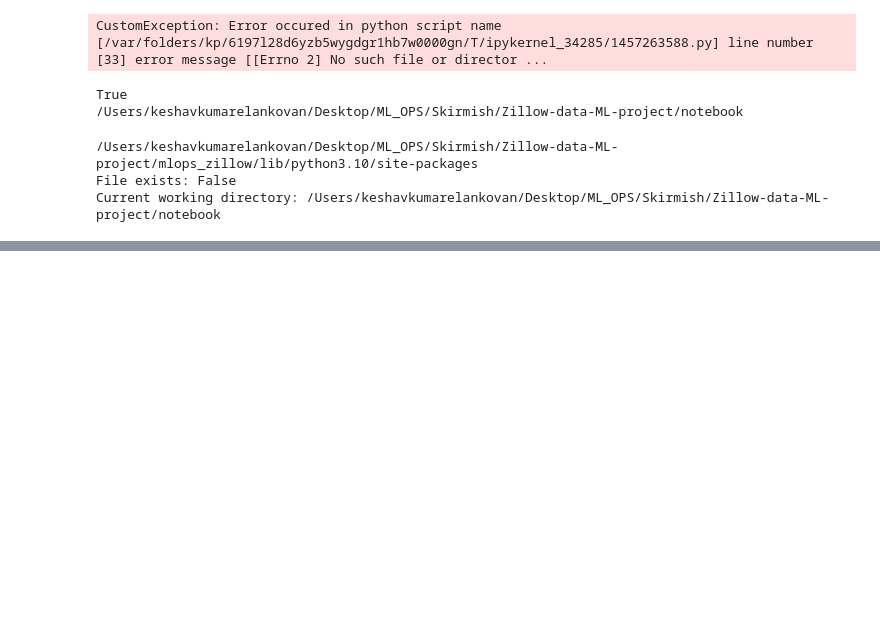
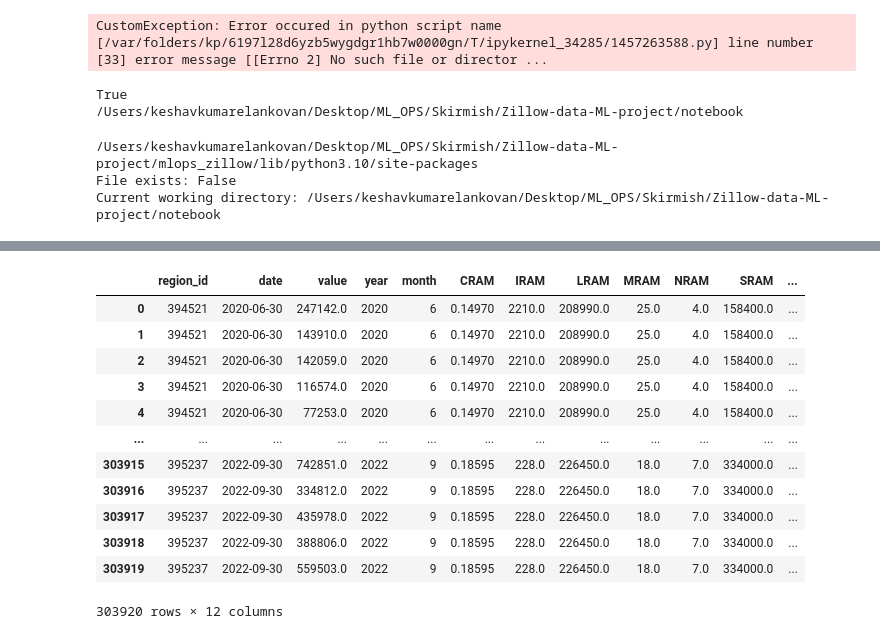
Before and after one commit to MurariHarish/Zillow-data-ML-project, a Jupyter notebook: notebook/02_data_preprocessing.ipynb, the cells around one changed output, grey strips where cells are left out. Cells and saved outputs as stored; diff of their text form; code cells hidden in the pictures; blank space fills up the shorter version.

```diff
--- a/notebook/02_data_preprocessing.ipynb
+++ b/notebook/02_data_preprocessing.ipynb
@@ -169,0 +198,15 @@ Current working directory: /Users/keshavkumarelankovan/Desktop/ML_OPS/Skirmish/Z
+# %%
+# from sklearn.preprocessing import LabelEncoder
+
+# # Create a LabelEncoder instance
+# label_encoder = LabelEncoder()
+# df = pd.read_csv('/Users/hm/Documents/Github_Projects/Zillow-data-ML-project/artifacts/data_ingestion/final.csv')
+
+# # Fit and transform the 'indicator_id' column
+df['encoded_indicator_id'] = label_encoder.fit_transform(df['indicator_id'])
+
+# Create a mapping dictionary to store the label-to-category mapping
+label_to_category_mapping = dict(zip(df['encoded_indicator_id'], df['indicator_id']))
+
+# Print the mapping
+print(label_to_category_mapping)
@@ -169,0 +231,38 @@ Current working directory: /Users/keshavkumarelankovan/Desktop/ML_OPS/Skirmish/Z
+# %%
+import pickle
+from sklearn.model_selection import train_test_split
+from sklearn.preprocessing import StandardScaler
+
+label_encoder = LabelEncoder()
+df['encoded_indicator_id'] = label_encoder.fit_transform(df['indicator_id'])
+df.drop(['Unnamed: 0','indicator_id'], axis=1, inplace= True)
+
+# Select relevant columns
+columns_to_use = ['encoded_indicator_id', 'region_id', 'year', 'month', 'CRAM', 'IRAM', 'LRAM', 'MRAM', 'NRAM', 'SRAM']
+
+# Define features and target variable
+X = df[columns_to_use]
+y = df['value']
+
+X_train, X_test, y_train, y_test = train_test_split(X, y, test_size=0.2, random_state=42)
+
+# Standardize the data
+scaler = StandardScaler()
+X_train_scaled = scaler.fit_transform(X_train)
+X_test_scaled = scaler.transform(X_test)
+# %%
+df.drop(['Unnamed: 0','indicator_id'], axis=1)
+# %% [output]
+|  | region_id | date | value | year | month | CRAM | IRAM | LRAM | MRAM | NRAM | SRAM | ... |
+| 0 | 394521 | 2020-06-30 | 247142.0 | 2020 | 6 | 0.14970 | 2210.0 | 208990.0 | 25.0 | 4.0 | 158400.0 | ... |
+| 1 | 394521 | 2020-06-30 | 143910.0 | 2020 | 6 | 0.14970 | 2210.0 | 208990.0 | 25.0 | 4.0 | 158400.0 | ... |
+| 2 | 394521 | 2020-06-30 | 142059.0 | 2020 | 6 | 0.14970 | 2210.0 | 208990.0 | 25.0 | 4.0 | 158400.0 | ... |
+| 3 | 394521 | 2020-06-30 | 116574.0 | 2020 | 6 | 0.14970 | 2210.0 | 208990.0 | 25.0 | 4.0 | 158400.0 | ... |
+| 4 | 394521 | 2020-06-30 | 77253.0 | 2020 | 6 | 0.14970 | 2210.0 | 208990.0 | 25.0 | 4.0 | 158400.0 | ... |
+| ... | ... | ... | ... | ... | ... | ... | ... | ... | ... | ... | ... | ... |
+| 303915 | 395237 | 2022-09-30 | 742851.0 | 2022 | 9 | 0.18595 | 228.0 | 226450.0 | 18.0 | 7.0 | 334000.0 | ... |
+| 303916 | 395237 | 2022-09-30 | 334812.0 | 2022 | 9 | 0.18595 | 228.0 | 226450.0 | 18.0 | 7.0 | 334000.0 | ... |
+| 303917 | 395237 | 2022-09-30 | 435978.0 | 2022 | 9 | 0.18595 | 228.0 | 226450.0 | 18.0 | 7.0 | 334000.0 | ... |
+| 303918 | 395237 | 2022-09-30 | 388806.0 | 2022 | 9 | 0.18595 | 228.0 | 226450.0 | 18.0 | 7.0 | 334000.0 | ... |
+| 303919 | 395237 | 2022-09-30 | 559503.0 | 2022 | 9 | 0.18595 | 228.0 | 226450.0 | 18.0 | 7.0 | 334000.0 | ... |
+303920 rows × 12 columns
```
Also changed, not shown: parts of 12 cells of this notebook, 14 other files.
